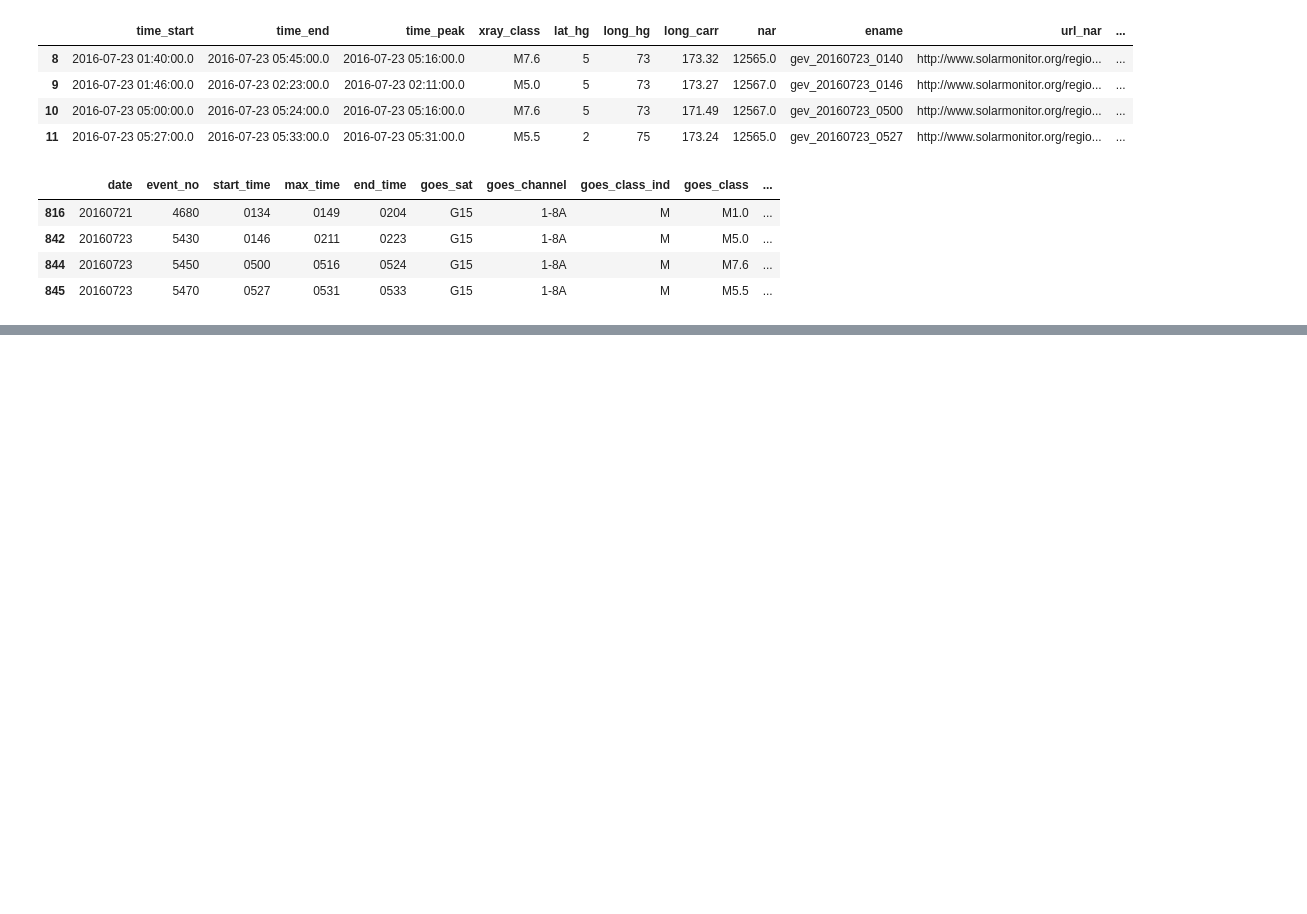
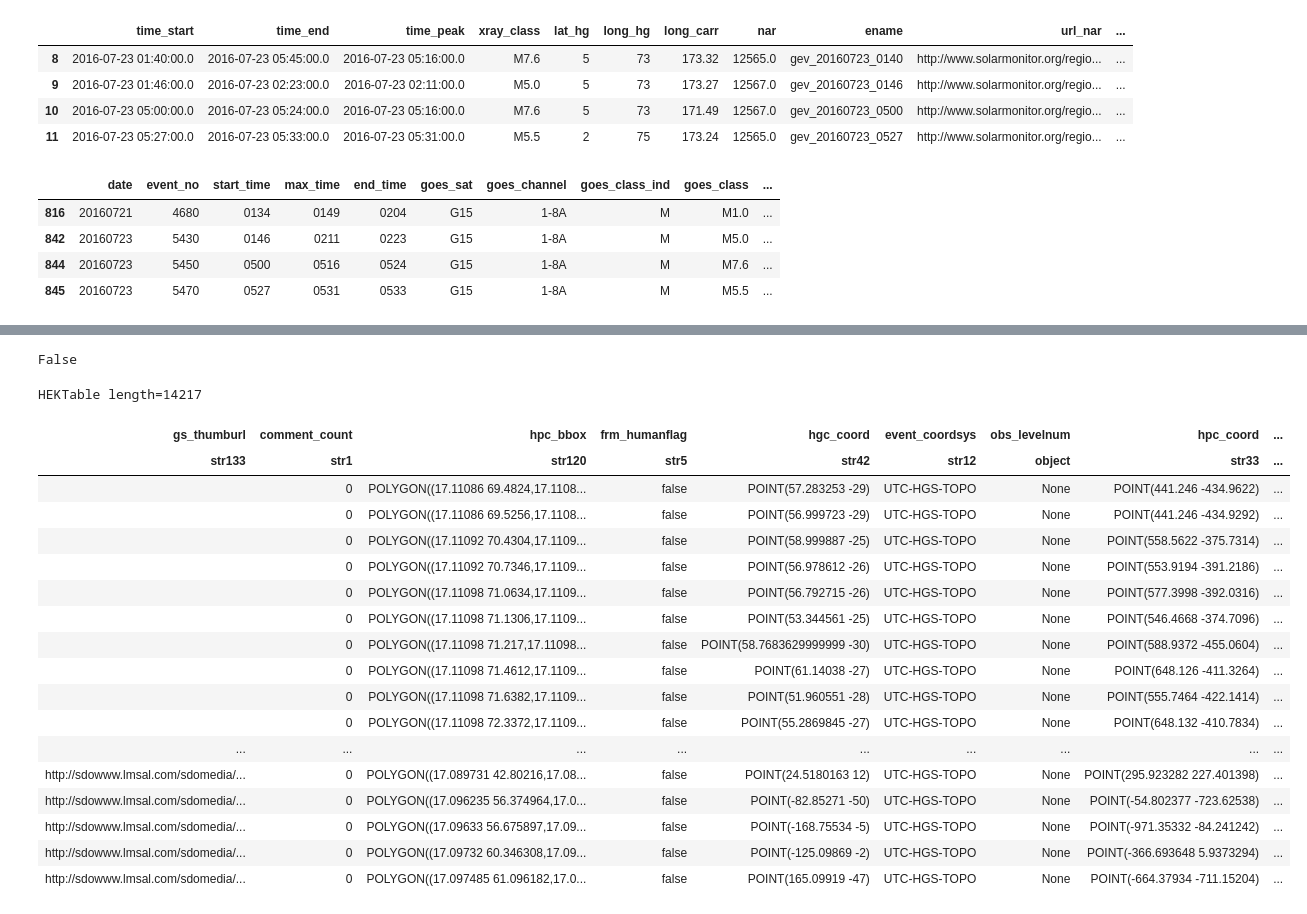
Before and after one commit to hayesla/flare_forecast_proj, a Jupyter notebook: goes_flare_list/comparing_flare_lists.ipynb, the cells around one changed output, grey strips where cells are left out. Saved outputs shown, nothing was run; the diff lists cells and outputs as text; code cells hidden in the pictures; blank space fills up the shorter version.

```diff
--- a/goes_flare_list/comparing_flare_lists.ipynb
+++ b/goes_flare_list/comparing_flare_lists.ipynb
@@ -108,0 +255,3 @@ swpc_test_m.iloc[7:11]
+# %%
+res = Fido.search(a.Time("2010-01-01", "2018-12-31"),
+                  a.hek.EventType("FL"), a.hek.FRM.Name=="SSW Latest Events")
@@ -108,0 +308,26 @@ swpc_test_m.iloc[7:11]
+# %%
+"SSW Latest Events"  in res
+# %% [output]
+False
+# %%
+res["f"
+# %% [output]
+HEKTable length=14217
+| gs_thumburl | comment_count | hpc_bbox | frm_humanflag | hgc_coord | event_coordsys | obs_levelnum | hpc_coord | ... |
+| str133 | str1 | str120 | str5 | str42 | str12 | object | str33 | ... |
+|  | 0 | POLYGON((17.11086 69.4824,17.1108... | false | POINT(57.283253 -29) | UTC-HGS-TOPO | None | POINT(441.246 -434.9622) | ... |
+|  | 0 | POLYGON((17.11086 69.5256,17.1108... | false | POINT(56.999723 -29) | UTC-HGS-TOPO | None | POINT(441.246 -434.9292) | ... |
+|  | 0 | POLYGON((17.11092 70.4304,17.1109... | false | POINT(58.999887 -25) | UTC-HGS-TOPO | None | POINT(558.5622 -375.7314) | ... |
+|  | 0 | POLYGON((17.11092 70.7346,17.1109... | false | POINT(56.978612 -26) | UTC-HGS-TOPO | None | POINT(553.9194 -391.2186) | ... |
+|  | 0 | POLYGON((17.11098 71.0634,17.1109... | false | POINT(56.792715 -26) | UTC-HGS-TOPO | None | POINT(577.3998 -392.0316) | ... |
+|  | 0 | POLYGON((17.11098 71.1306,17.1109... | false | POINT(53.344561 -25) | UTC-HGS-TOPO | None | POINT(546.4668 -374.7096) | ... |
+|  | 0 | POLYGON((17.11098 71.217,17.11098... | false | POINT(58.7683629999999 -30) | UTC-HGS-TOPO | None | POINT(588.9372 -455.0604) | ... |
+|  | 0 | POLYGON((17.11098 71.4612,17.1109... | false | POINT(61.14038 -27) | UTC-HGS-TOPO | None | POINT(648.126 -411.3264) | ... |
+|  | 0 | POLYGON((17.11098 71.6382,17.1109... | false | POINT(51.960551 -28) | UTC-HGS-TOPO | None | POINT(555.7464 -422.1414) | ... |
+|  | 0 | POLYGON((17.11098 72.3372,17.1109... | false | POINT(55.2869845 -27) | UTC-HGS-TOPO | None | POINT(648.132 -410.7834) | ... |
+| ... | ... | ... | ... | ... | ... | ... | ... | ... |
+| http://sdowww.lmsal.com/sdomedia/... | 0 | POLYGON((17.089731 42.80216,17.08... | false | POINT(24.5180163 12) | UTC-HGS-TOPO | None | POINT(295.923282 227.401398) | ... |
+| http://sdowww.lmsal.com/sdomedia/... | 0 | POLYGON((17.096235 56.374964,17.0... | false | POINT(-82.85271 -50) | UTC-HGS-TOPO | None | POINT(-54.802377 -723.62538) | ... |
+| http://sdowww.lmsal.com/sdomedia/... | 0 | POLYGON((17.09633 56.675897,17.09... | false | POINT(-168.75534 -5) | UTC-HGS-TOPO | None | POINT(-971.35332 -84.241242) | ... |
+| http://sdowww.lmsal.com/sdomedia/... | 0 | POLYGON((17.09732 60.346308,17.09... | false | POINT(-125.09869 -2) | UTC-HGS-TOPO | None | POINT(-366.693648 5.9373294) | ... |
+| http://sdowww.lmsal.com/sdomedia/... | 0 | POLYGON((17.097485 61.096182,17.0... | false | POINT(165.09919 -47) | UTC-HGS-TOPO | None | POINT(-664.37934 -711.15204) | ... |
```
Also changed, not shown: parts of 39 cells of this notebook, 5 other files.
